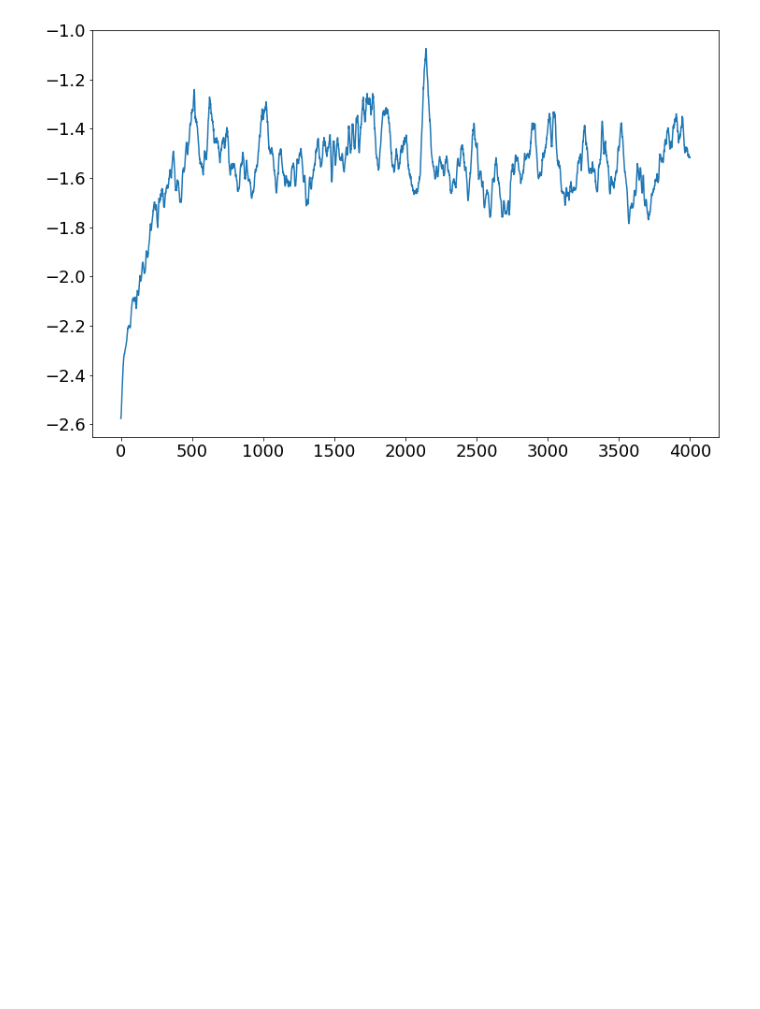
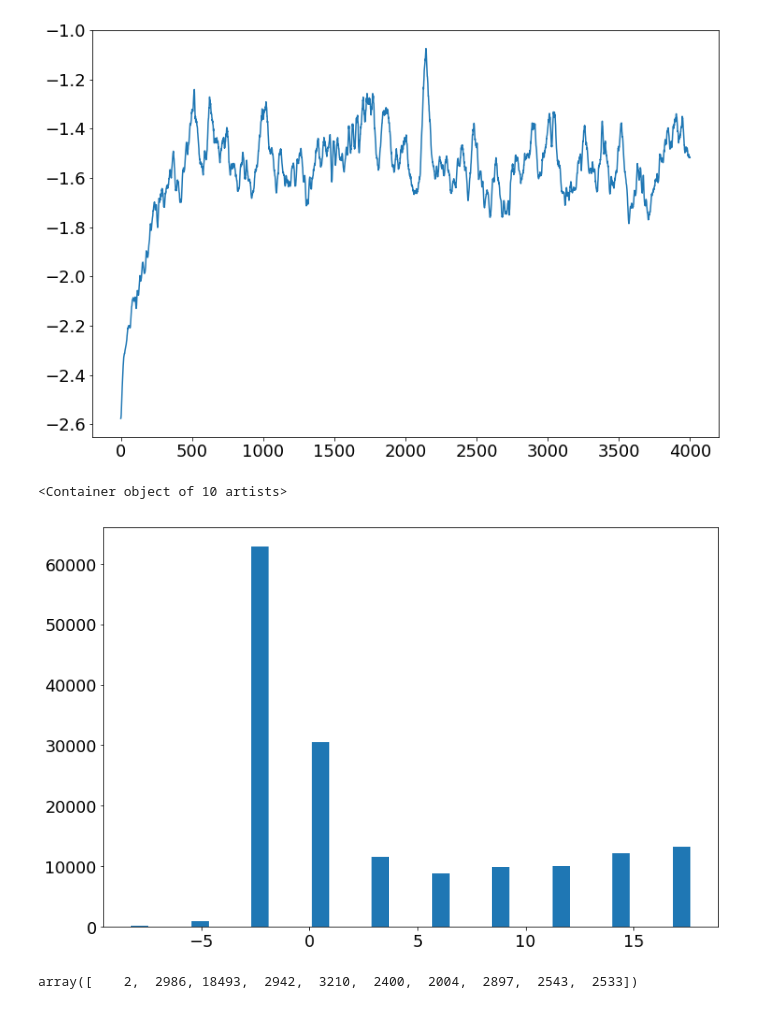
Before and after one commit to MendezV/Flocking_sim_scripts, a Jupyter notebook: Langevin.ipynb, the cells around one changed output. Cells and saved outputs as stored; diff of their text form; code cells hidden in the pictures; blank space fills up the shorter version.

```diff
--- a/Langevin.ipynb
+++ b/Langevin.ipynb
@@ -2061,3 +2061,16 @@ plot(-log10(Ene))
 # %% [output]
 [<matplotlib.lines.Line2D at 0x...>]
 [figure]
+# %%
+vy=(array([  172,   862, 62921, 30517, 11571,  8767,  9867, 10066, 12079, 13218]), array([ -7.85539253,  -5.06985374,  -2.28431495,   0.50122384,
+         3.28676262,   6.07230141,   8.8578402 ,  11.64337898,
+        14.42891777,  17.21445656,  19.99999535]))
+# %%
+plt.bar(vy[1][:-1],vy[0])
+# %% [output]
+<Container object of 10 artists>
+[figure, added]
+# %%
+vy[0]
+# %% [output]
+array([    2,  2986, 18493,  2942,  3210,  2400,  2004,  2897,  2543,  2533])
```
Also changed, not shown: parts of 2 cells of this notebook, 6 other files.
